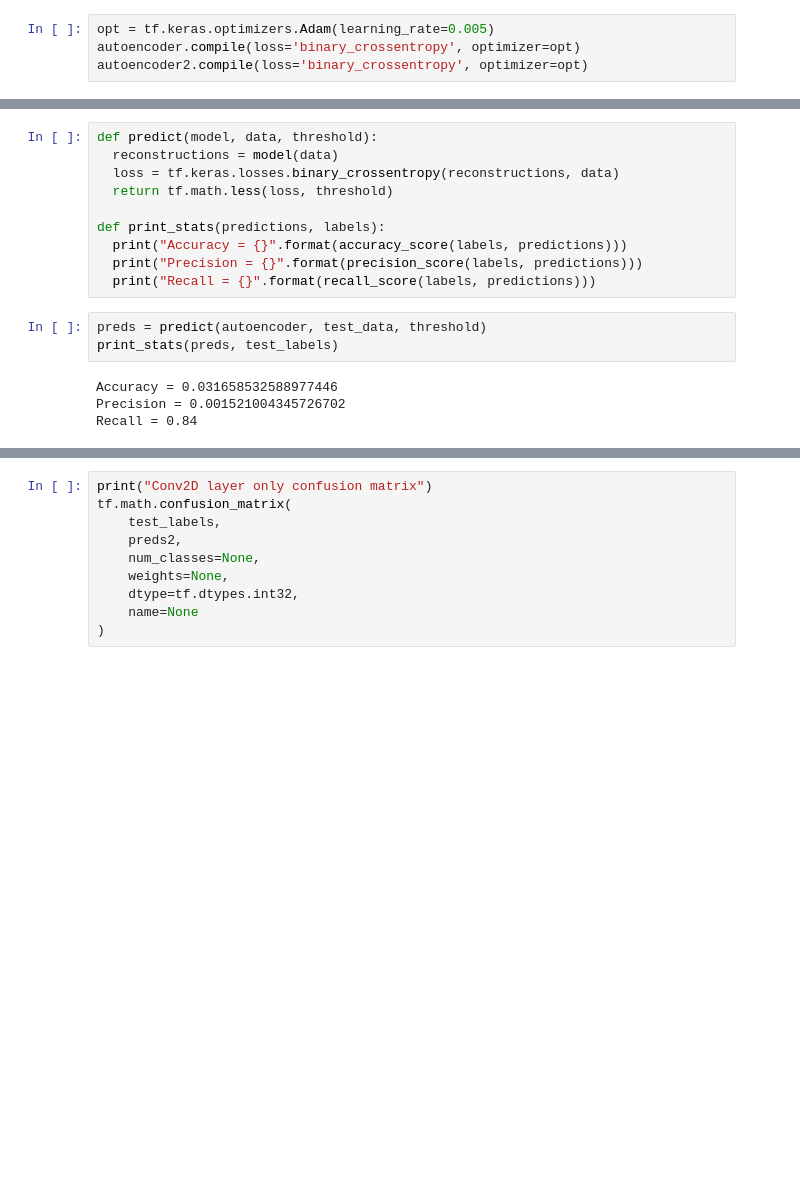
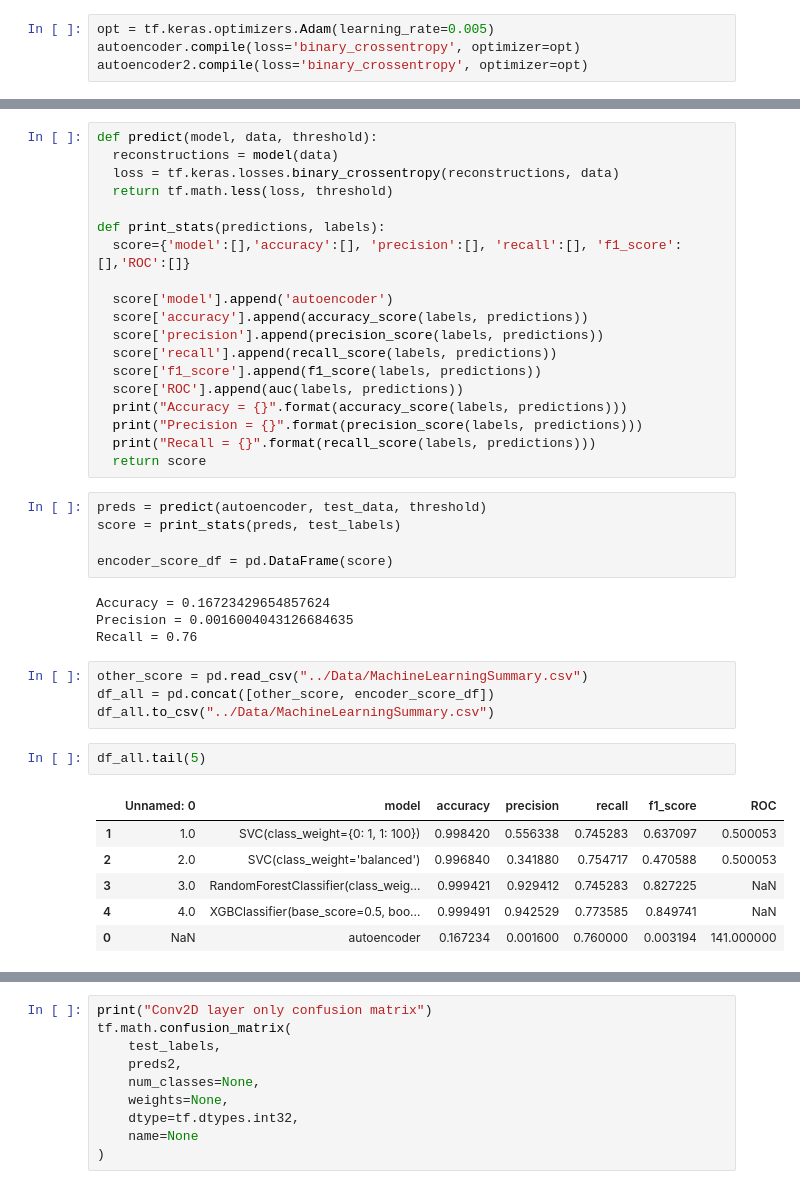
Before and after one commit to powerlock/CreditFraudDetection, a Jupyter notebook: nb/Auto-encoder.ipynb, the cells around one changed output, grey strips where cells are left out. Cells and saved outputs as stored; diff of their text form; blank space fills up the shorter version.

```diff
--- a/nb/Auto-encoder.ipynb
+++ b/nb/Auto-encoder.ipynb
@@ -235,16 +235,40 @@ def predict(model, data, threshold):
   return tf.math.less(loss, threshold)
 
 def print_stats(predictions, labels):
+  score={'model':[],'accuracy':[], 'precision':[], 'recall':[], 'f1_score':[],'ROC':[]}
+
+  score['model'].append('autoencoder')
+  score['accuracy'].append(accuracy_score(labels, predictions))
+  score['precision'].append(precision_score(labels, predictions))
+  score['recall'].append(recall_score(labels, predictions))
+  score['f1_score'].append(f1_score(labels, predictions))
+  score['ROC'].append(auc(labels, predictions))
   print("Accuracy = {}".format(accuracy_score(labels, predictions)))
   print("Precision = {}".format(precision_score(labels, predictions)))
   print("Recall = {}".format(recall_score(labels, predictions)))
+  return score
 # %%
 preds = predict(autoencoder, test_data, threshold)
-print_stats(preds, test_labels)
+score = print_stats(preds, test_labels)
+
+encoder_score_df = pd.DataFrame(score)
 # %% [output]
-Accuracy = 0.031658532588977446
-Precision = 0.001521004345726702
-Recall = 0.84
+Accuracy = 0.16723429654857624
+Precision = 0.0016004043126684635
+Recall = 0.76
+# %%
+other_score = pd.read_csv("../Data/MachineLearningSummary.csv")
+df_all = pd.concat([other_score, encoder_score_df])
+df_all.to_csv("../Data/MachineLearningSummary.csv")
+# %%
+df_all.tail(5)
+# %% [output]
+|  | Unnamed: 0 | model | accuracy | precision | recall | f1_score | ROC |
+| 1 | 1.0 | SVC(class_weight={0: 1, 1: 100}) | 0.998420 | 0.556338 | 0.745283 | 0.637097 | 0.500053 |
+| 2 | 2.0 | SVC(class_weight='balanced') | 0.996840 | 0.341880 | 0.754717 | 0.470588 | 0.500053 |
+| 3 | 3.0 | RandomForestClassifier(class_weig... | 0.999421 | 0.929412 | 0.745283 | 0.827225 | NaN |
+| 4 | 4.0 | XGBClassifier(base_score=0.5, boo... | 0.999491 | 0.942529 | 0.773585 | 0.849741 | NaN |
+| 0 | NaN | autoencoder | 0.167234 | 0.001600 | 0.760000 | 0.003194 | 141.000000 |
 # %%
 print("Dense layer only confusion matrix")
 tf.math.confusion_matrix(
```
Also changed, not shown: parts of 11 cells of this notebook, 4 other files.
